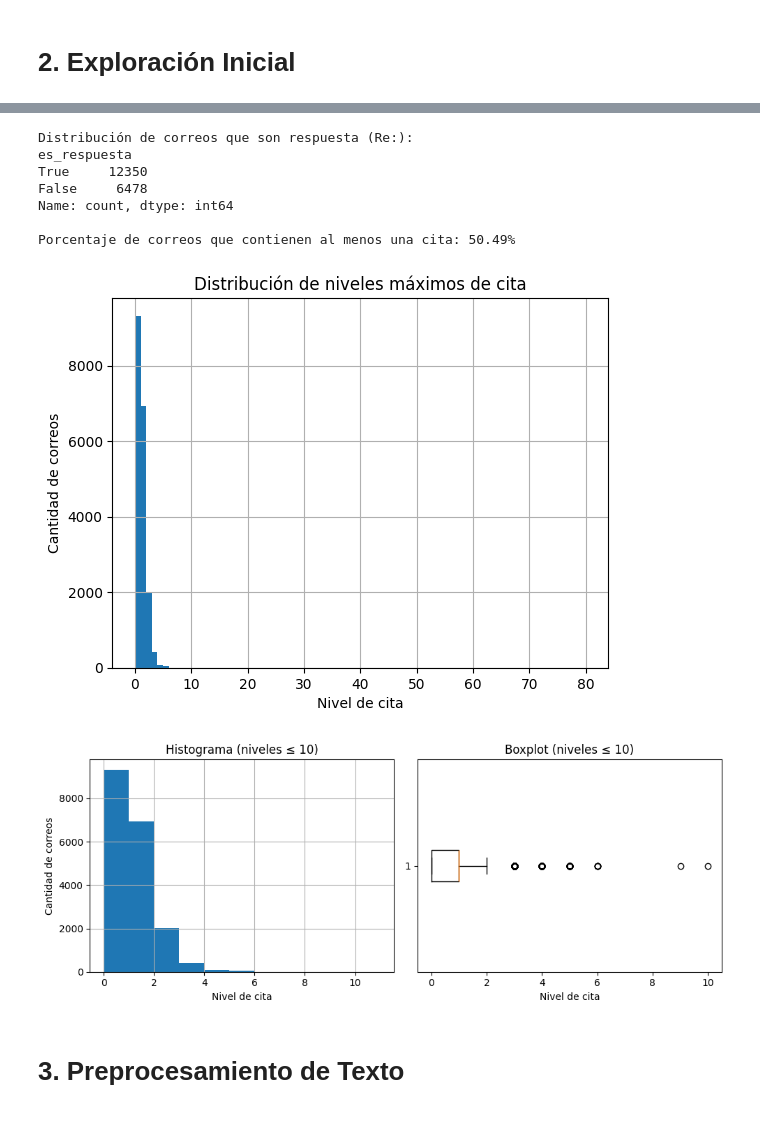
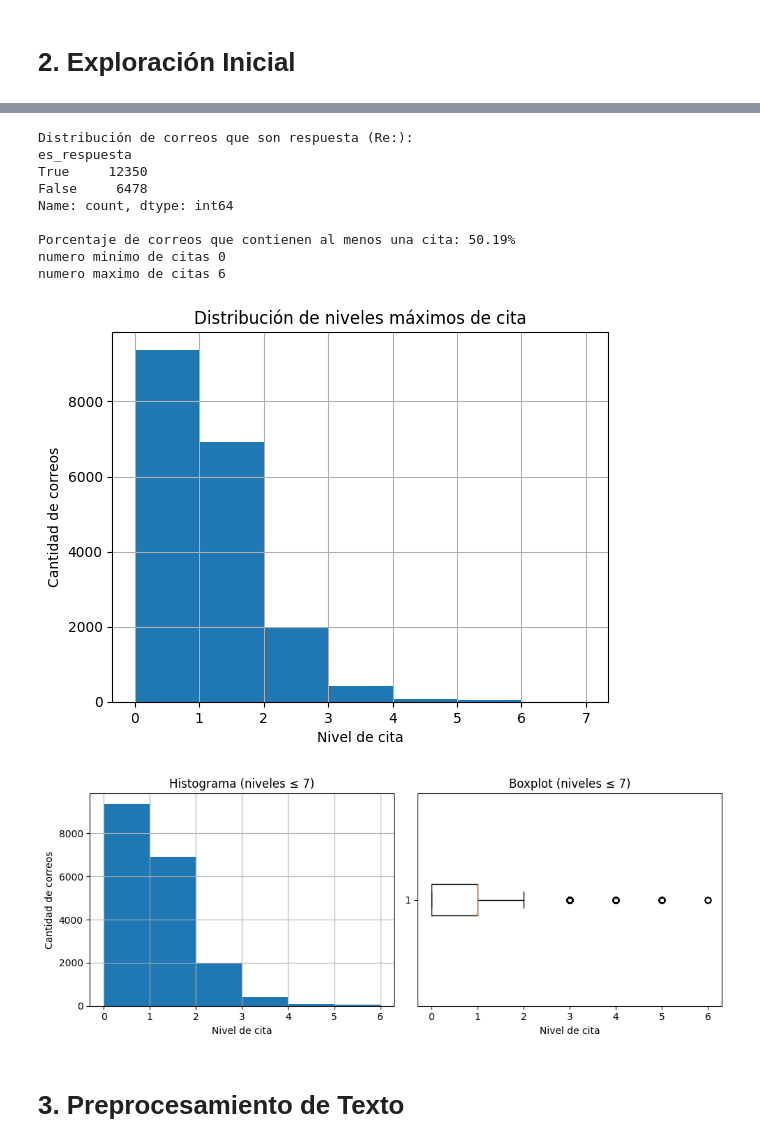
Before and after one commit to gastonnina/miadas_M04_L03, a Jupyter notebook: index.ipynb, the cells around one changed output, grey strips where cells are left out. Cells and saved outputs as stored; diff of their text form; code cells hidden in the pictures.

Commit message:
mejorando algoritmo para detectar citas

```diff
--- a/index.ipynb
+++ b/index.ipynb
@@ -31,0 +37,5 @@ df = df_original.copy()
+# %%
+# Lectura desde CSV
+import pandas as pd
+df = pd.read_csv('emails.csv')
+df.head()
@@ -100,6 +163,9 @@ print(df['es_respuesta'].value_counts())
 
 # Correos que contienen citas
 print(f"\nPorcentaje de correos que contienen al menos una cita: {df['tiene_cita'].mean() * 100:.2f}%")
+
+print(f"numero minimo de citas",df['nivel_maximo_cita'].min())
+print(f"numero maximo de citas",df['nivel_maximo_cita'].max())
 
 # Histograma del nivel máximo de cita
 import matplotlib.pyplot as plt
@@ -116,33 +182,35 @@ True     12350
 False     6478
 Name: count, dtype: int64
 
-Porcentaje de correos que contienen al menos una cita: 50.49%
+Porcentaje de correos que contienen al menos una cita: 50.19%
+numero minimo de citas 0
+numero maximo de citas 6
-[figure, old version]
+[figure, new version]
 # %%
 import matplotlib.pyplot as plt
 
-# Filtrar niveles razonables (e.g. hasta 10)
-niveles_filtrados = df[df['nivel_maximo_cita'] <= 10]['nivel_maximo_cita']
+# Filtrar niveles razonables (e.g. hasta 7)
+niveles_filtrados = df[df['nivel_maximo_cita'] <= 7]['nivel_maximo_cita']
 
 plt.figure(figsize=(10, 4))
 
 # Histograma
 plt.subplot(1, 2, 1)
-niveles_filtrados.hist(bins=range(0, 12))
-plt.title("Histograma (niveles ≤ 10)")
+niveles_filtrados.hist(bins=range(0, 7))
+plt.title("Histograma (niveles ≤ 7)")
 plt.xlabel("Nivel de cita")
 plt.ylabel("Cantidad de correos")
 
 # Boxplot
 plt.subplot(1, 2, 2)
 plt.boxplot(niveles_filtrados, vert=False)
-plt.title("Boxplot (niveles ≤ 10)")
+plt.title("Boxplot (niveles ≤ 7)")
 plt.xlabel("Nivel de cita")
 
 plt.tight_layout()
 plt.show()
 # %% [output]
-[figure, old version]
+[figure, new version]
 # %% [markdown]
 # 3. Preprocesamiento de Texto
 # %% [markdown]
```
Also changed, not shown: parts of 6 cells of this notebook.
